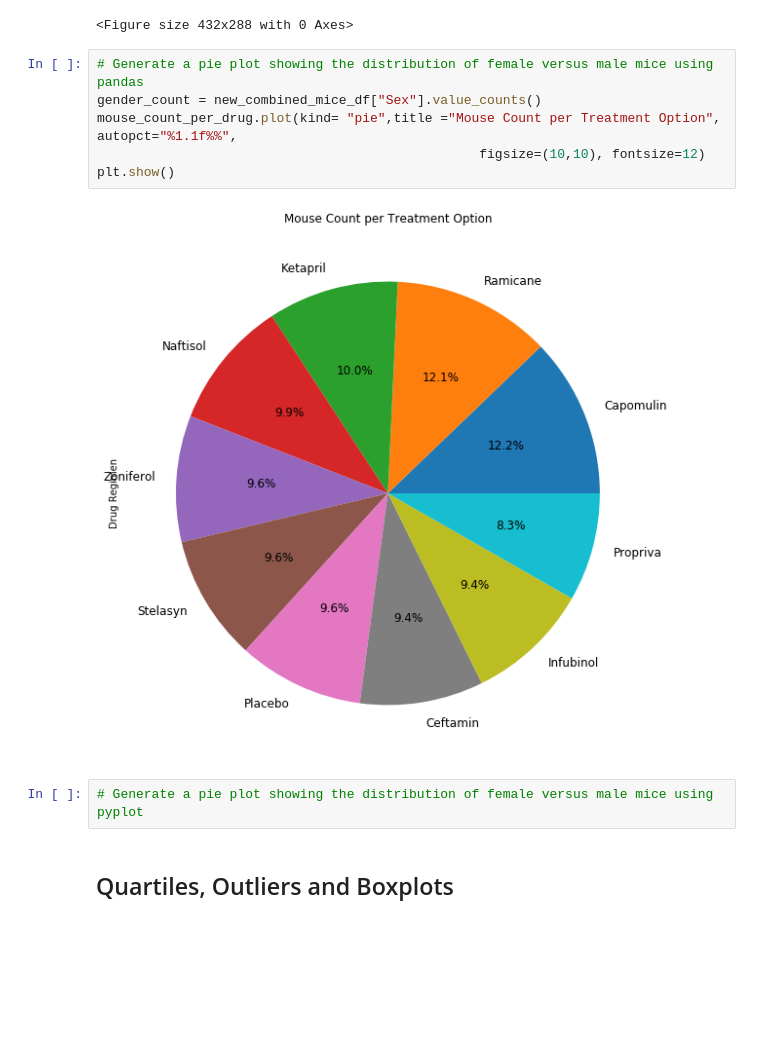
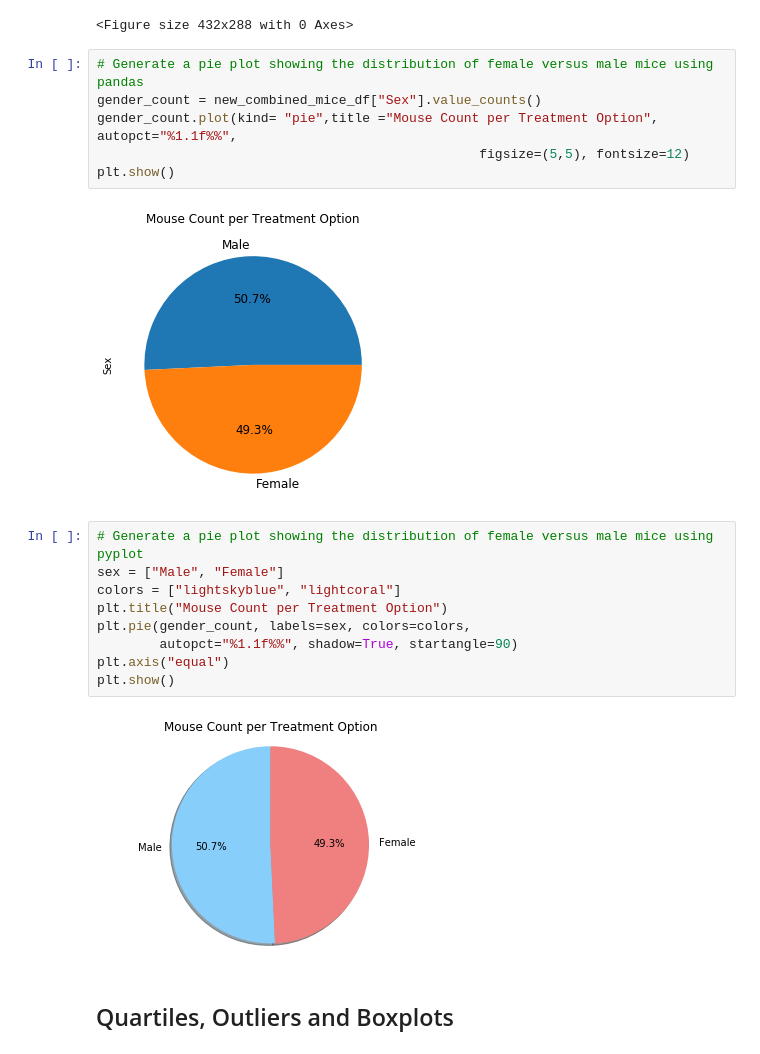
Before and after one commit to kvereda/Matplotlib-challenge, a Jupyter notebook: pymaceuticals_starter.ipynb, the cells around one changed output. Cells and saved outputs as stored; diff of their text form; blank space fills up the shorter version.

Commit message:
pie chart corrected

```diff
--- a/pymaceuticals_starter.ipynb
+++ b/pymaceuticals_starter.ipynb
@@ -274,13 +274,22 @@ plt.tight_layout()
 # %%
 # Generate a pie plot showing the distribution of female versus male mice using pandas
 gender_count = new_combined_mice_df["Sex"].value_counts()
-mouse_count_per_drug.plot(kind= "pie",title ="Mouse Count per Treatment Option", autopct="%1.1f%%",
-                                                 figsize=(10,10), fontsize=12)
+gender_count.plot(kind= "pie",title ="Mouse Count per Treatment Option", autopct="%1.1f%%",
+                                                 figsize=(5,5), fontsize=12)
 plt.show()
 # %% [output]
-[figure, old version]
+[figure, new version]
 # %%
 # Generate a pie plot showing the distribution of female versus male mice using pyplot
+sex = ["Male", "Female"]
+colors = ["lightskyblue", "lightcoral"]
+plt.title("Mouse Count per Treatment Option")
+plt.pie(gender_count, labels=sex, colors=colors,
+        autopct="%1.1f%%", shadow=True, startangle=90)
+plt.axis("equal")
+plt.show()
+# %% [output]
+[figure, added]
 # %% [markdown]
 ## Quartiles, Outliers and Boxplots
 # %%
```
